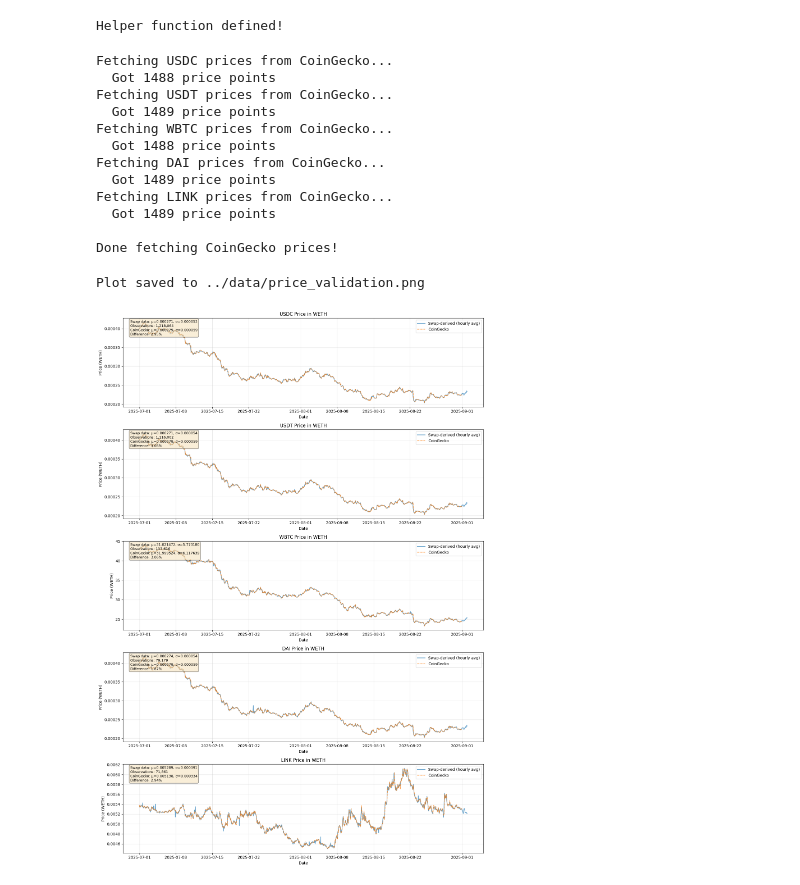
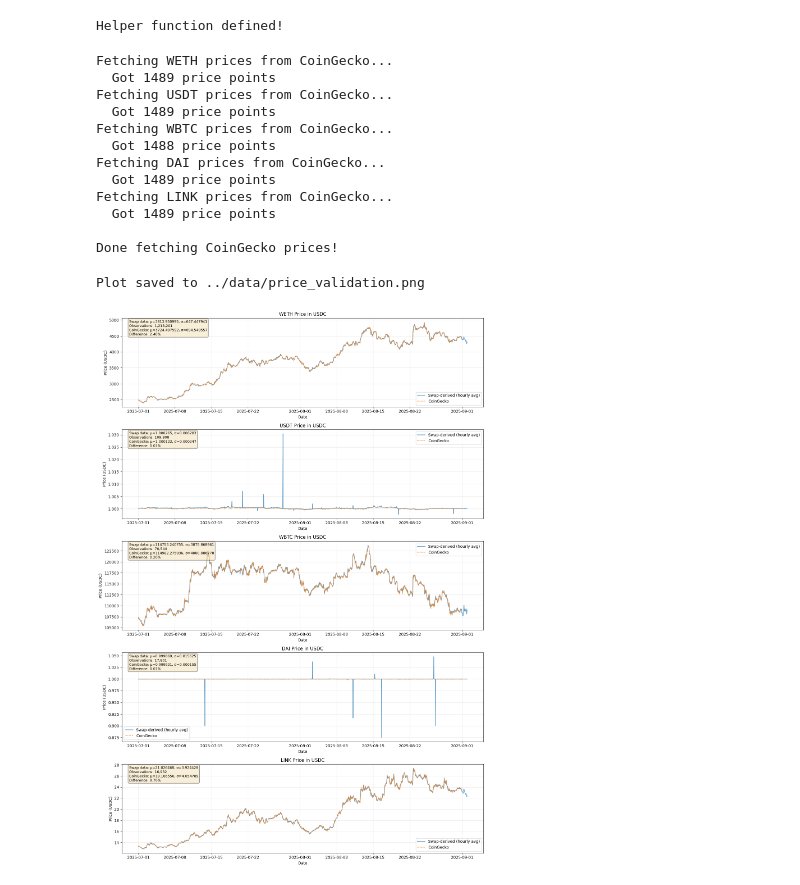
Before and after one commit to rcurrie/cbot, a Jupyter notebook: notebooks/validate_prices.ipynb, the cells around one changed output. Drawn from its saved outputs; the diff is of its cells as text; code cells hidden in the pictures.

Commit message:
Switch to USDC as numeraire and refactor phase 1

```diff
--- a/notebooks/validate_prices.ipynb
+++ b/notebooks/validate_prices.ipynb
@@ -16,12 +16,15 @@ load_dotenv()
 # CoinGecko API key
 COINGECKO_API_KEY = os.getenv("COINGECKO_API_KEY")
 
+# USDC address for reference
+USDC_ADDRESS = "0xa0b86991c6218b36c1d19d4a2e9eb0ce3606eb48"
+
 # Known token addresses and their CoinGecko IDs
 # Note: Addresses are verified against CoinGecko API and our swap data
 TOKENS_TO_VALIDATE = {
-    "0xa0b86991c6218b36c1d19d4a2e9eb0ce3606eb48": {
-        "name": "USDC",
-        "coingecko_id": "usd-coin",
+    "0xc02aaa39b223fe8d0a0e5c4f27ead9083c756cc2": {
+        "name": "WETH",
+        "coingecko_id": "weth",
     },
     "0xdac17f958d2ee523a2206206994597c13d831ec7": {
         "name": "USDT",
@@ -38,7 +41,7 @@ TOKENS_TO_VALIDATE = {
     "0x514910771af9ca656af840dff83e8264ecf986ca": {
         "name": "LINK",
         "coingecko_id": "chainlink",
-    },  # Corrected address
+    },
 }
 
 print("Setup complete!")
@@ -107,12 +107,12 @@ def fetch_coingecko_prices(token_id: str, start_date: str, end_date: str) -> dic
     """Fetch historical prices from CoinGecko API.
 
     Args:
-        token_id: CoinGecko token ID (e.g., 'usd-coin')
+        token_id: CoinGecko token ID (e.g., 'weth')
         start_date: Start date in YYYY-MM-DD format
         end_date: End date in YYYY-MM-DD format
 
     Returns:
-        Dictionary with timestamps and prices in ETH
+        Dictionary with timestamps and prices in USD
     """
     # Convert dates to timestamps
     start_ts = int(
@@ -127,7 +127,7 @@ def fetch_coingecko_prices(token_id: str, start_date: str, end_date: str) -> dic
     # Use standard API endpoint with Demo API key header
     url = f"https://api.coingecko.com/api/v3/coins/{token_id}/market_chart/range"
     params = {
-        "vs_currency": "eth",
+        "vs_currency": "usd",
         "from": start_ts,
         "to": end_ts,
     }
@@ -147,7 +147,7 @@ def fetch_coingecko_prices(token_id: str, start_date: str, end_date: str) -> dic
             "timestamp": [
                 datetime.fromtimestamp(p[0] / 1000, tz=timezone.utc) for p in prices
             ],
-            "price_eth": [p[1] for p in prices],
+            "price_usd": [p[1] for p in prices],
         }
     )
 
@@ -172,8 +172,8 @@ for address, info in TOKENS_TO_VALIDATE.items():
 
 print("\nDone fetching CoinGecko prices!")
 # %% [output]
-Fetching USDC prices from CoinGecko...
-  Got 1488 price points
+Fetching WETH prices from CoinGecko...
+  Got 1489 price points
 Fetching USDT prices from CoinGecko...
   Got 1489 price points
 Fetching WBTC prices from CoinGecko...
@@ -210,8 +210,8 @@ for idx, (address, info) in enumerate(TOKENS_TO_VALIDATE.items()):
         .group_by_dynamic("block_timestamp", every="1h")
         .agg(
             [
-                pl.col("price_in_weth").mean().alias("price_mean"),
-                pl.col("weth_volume").sum().alias("volume"),
+                pl.col("price_in_usdc").mean().alias("price_mean"),
+                pl.col("usdc_volume").sum().alias("volume"),
             ]
         )
     )
@@ -230,48 +230,48 @@ for idx, (address, info) in enumerate(TOKENS_TO_VALIDATE.items()):
         df_cg = coingecko_prices[address]
         ax.plot(
             df_cg["timestamp"].to_list(),
-            df_cg["price_eth"].to_list(),
+            df_cg["price_usd"].to_list(),
             label="CoinGecko",
             alpha=0.7,
             linewidth=1.5,
             linestyle="--",
         )
 
-    ax.set_title(f"{token_name} Price in WETH")
+    ax.set_title(f"{token_name} Price in USDC")
     ax.set_xlabel("Date")
-    ax.set_ylabel("Price (WETH)")
+    ax.set_ylabel("Price (USDC)")
     ax.legend()
     ax.grid(True, alpha=0.3)
 
     # Add summary statistics
-    swap_mean = df_our_prices["price_in_weth"].mean()
-    swap_std = df_our_prices["price_in_weth"].std()
+    swap_mean = df_our_prices["price_in_usdc"].mean()
+    swap_std = df_our_prices["price_in_usdc"].std()
     text = f"Swap data: μ={swap_mean:.6f}, σ={swap_std:.6f}\n"
     text += f"Observations: {len(df_our_prices):,}"
 
     if address in coingecko_prices:
-        cg_mean = coingecko_prices[address]["price_eth"].mean()
-        cg_std = coingecko_prices[address]["price_eth"].std()
+        cg_mean = coingecko_prices[address]["price_usd"].mean()
+        cg_std = coingecko_prices[address]["price_usd"].std()
         text += f"\nCoinGecko: μ={cg_mean:.6f}, σ={cg_std:.6f}"
         text += f"\nDifference: {abs(swap_mean - cg_mean) / cg_mean * 100:.2f}%"
 
     ax.text(
         0.02,
         0.98,
         text,
         transform=ax.transAxes,
         verticalalignment="top",
         fontsize=9,
         bbox=dict(boxstyle="round", facecolor="wheat", alpha=0.5),
     )
 
 plt.tight_layout()
 plt.savefig("../data/price_validation.png", dpi=150, bbox_inches="tight")
 print("\nPlot saved to ../data/price_validation.png")
 plt.show()
 # %% [output]
 Plot saved to ../data/price_validation.png
-[figure, old version]
+[figure, new version]
 # %%
 # Calculate correlation and error metrics
 print("\n" + "=" * 70)
```
Also changed, not shown: parts of 3 cells of this notebook, 6 other files.
